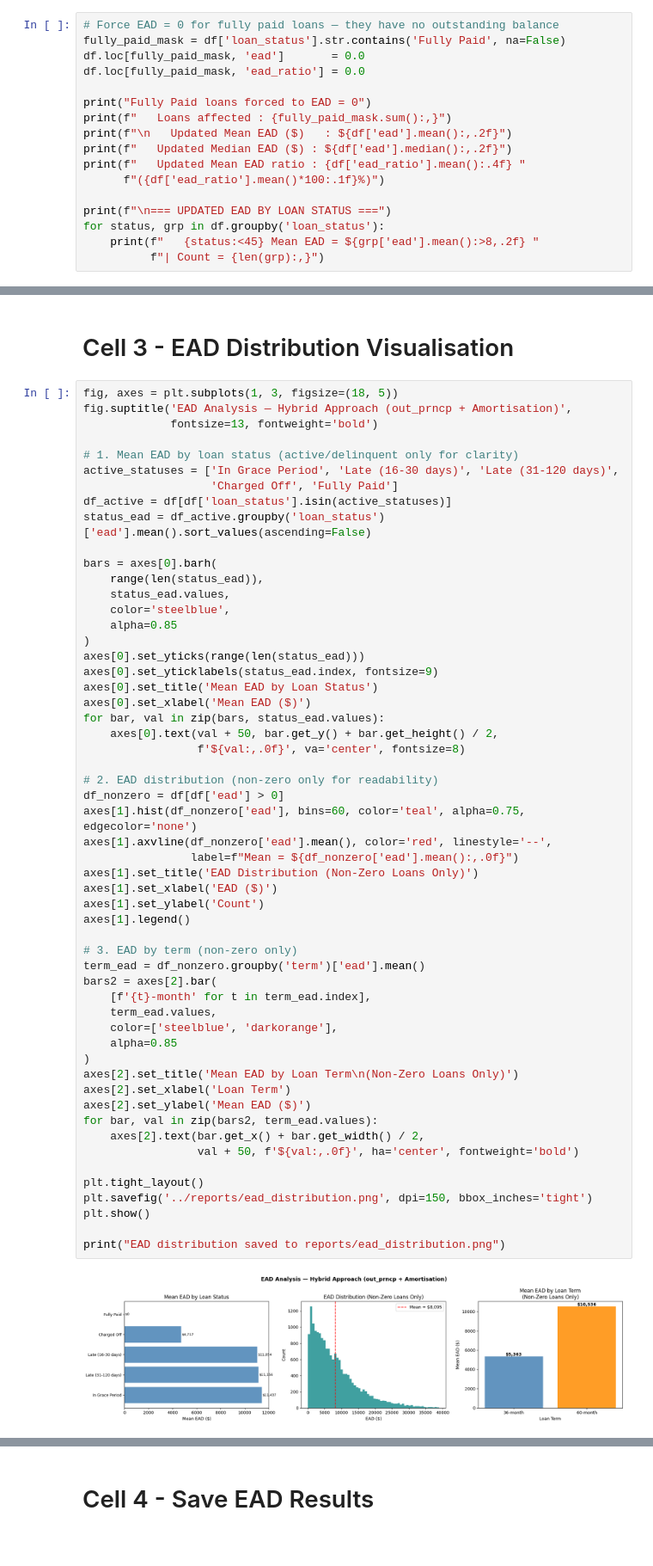
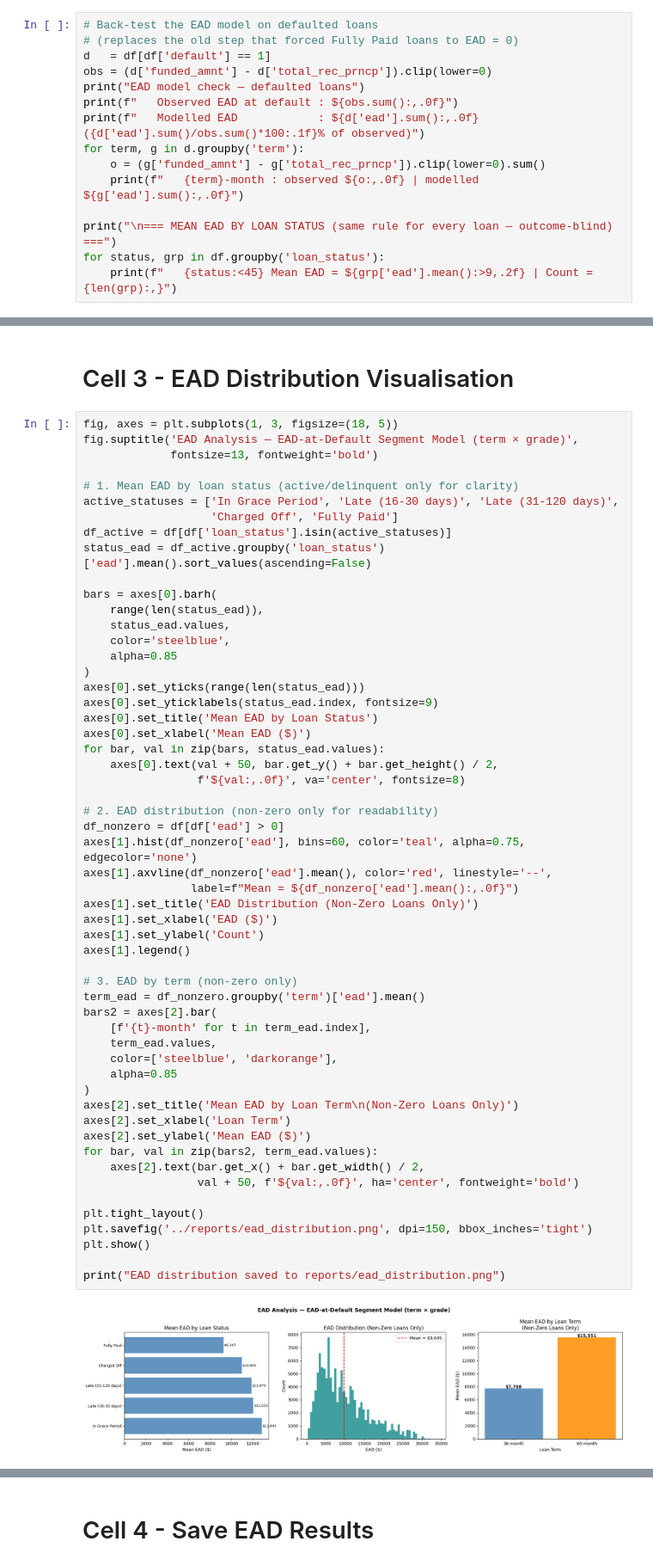
Before and after one commit to SahilMe02/ifrs9-ecl-engine, a Jupyter notebook: notebooks/04_ead_model.ipynb, the cells around one changed output, grey strips where cells are left out. Shown at 86% size. Drawn from its saved outputs; the diff is of its cells as text.

```diff
--- a/notebooks/04_ead_model.ipynb
+++ b/notebooks/04_ead_model.ipynb
@@ -124,20 +93,18 @@ EAD calculated using hybrid approach
 # %% [markdown]
 #  Cell 2b - Fix EAD for Fully Paid Loans
 # %%
-# Force EAD = 0 for fully paid loans — they have no outstanding balance
-fully_paid_mask = df['loan_status'].str.contains('Fully Paid', na=False)
-df.loc[fully_paid_mask, 'ead']       = 0.0
-df.loc[fully_paid_mask, 'ead_ratio'] = 0.0
+# Back-test the EAD model on defaulted loans
+# (replaces the old step that forced Fully Paid loans to EAD = 0)
+d   = df[df['default'] == 1]
+obs = (d['funded_amnt'] - d['total_rec_prncp']).clip(lower=0)
+print("EAD model check — defaulted loans")
+print(f"   Observed EAD at default : ${obs.sum():,.0f}")
+print(f"   Modelled EAD            : ${d['ead'].sum():,.0f}  ({d['ead'].sum()/obs.sum()*100:.1f}% of observed)")
+for term, g in d.groupby('term'):
+    o = (g['funded_amnt'] - g['total_rec_prncp']).clip(lower=0).sum()
+    print(f"   {term}-month : observed ${o:,.0f} | modelled ${g['ead'].sum():,.0f}")
 
-print("Fully Paid loans forced to EAD = 0")
-print(f"   Loans affected : {fully_paid_mask.sum():,}")
-print(f"\n   Updated Mean EAD ($)   : ${df['ead'].mean():,.2f}")
-print(f"   Updated Median EAD ($) : ${df['ead'].median():,.2f}")
-print(f"   Updated Mean EAD ratio : {df['ead_ratio'].mean():.4f} "
-      f"({df['ead_ratio'].mean()*100:.1f}%)")
-
-print(f"\n=== UPDATED EAD BY LOAN STATUS ===")
+print("\n=== MEAN EAD BY LOAN STATUS (same rule for every loan — outcome-blind) ===")
 for status, grp in df.groupby('loan_status'):
-    print(f"   {status:<45} Mean EAD = ${grp['ead'].mean():>8,.2f} "
-          f"| Count = {len(grp):,}")
+    print(f"   {status:<45} Mean EAD = ${grp['ead'].mean():>9,.2f} | Count = {len(grp):,}")
 # %% [output]
@@ -161,7 +127,7 @@ Fully Paid loans forced to EAD = 0
 # Cell 3 - EAD Distribution Visualisation
 # %%
 fig, axes = plt.subplots(1, 3, figsize=(18, 5))
-fig.suptitle('EAD Analysis — Hybrid Approach (out_prncp + Amortisation)',
+fig.suptitle('EAD Analysis — EAD-at-Default Segment Model (term × grade)',
              fontsize=13, fontweight='bold')
 
 # 1. Mean EAD by loan status (active/delinquent only for clarity)
@@ -188,34 +154,34 @@ for bar, val in zip(bars, status_ead.values):
 df_nonzero = df[df['ead'] > 0]
 axes[1].hist(df_nonzero['ead'], bins=60, color='teal', alpha=0.75, edgecolor='none')
 axes[1].axvline(df_nonzero['ead'].mean(), color='red', linestyle='--',
                 label=f"Mean = ${df_nonzero['ead'].mean():,.0f}")
 axes[1].set_title('EAD Distribution (Non-Zero Loans Only)')
 axes[1].set_xlabel('EAD ($)')
 axes[1].set_ylabel('Count')
 axes[1].legend()
 
 # 3. EAD by term (non-zero only)
 term_ead = df_nonzero.groupby('term')['ead'].mean()
 bars2 = axes[2].bar(
     [f'{t}-month' for t in term_ead.index],
     term_ead.values,
     color=['steelblue', 'darkorange'],
     alpha=0.85
 )
 axes[2].set_title('Mean EAD by Loan Term\n(Non-Zero Loans Only)')
 axes[2].set_xlabel('Loan Term')
 axes[2].set_ylabel('Mean EAD ($)')
 for bar, val in zip(bars2, term_ead.values):
     axes[2].text(bar.get_x() + bar.get_width() / 2,
                  val + 50, f'${val:,.0f}', ha='center', fontweight='bold')
 
 plt.tight_layout()
 plt.savefig('../reports/ead_distribution.png', dpi=150, bbox_inches='tight')
 plt.show()
 
 print("EAD distribution saved to reports/ead_distribution.png")
 # %% [output]
-[figure, old version]
+[figure, new version]
 EAD distribution saved to reports/ead_distribution.png
 # %% [markdown]
 # Cell 4 - Save EAD Results
```
Also changed, not shown: parts of 3 cells of this notebook, 13 other files.
